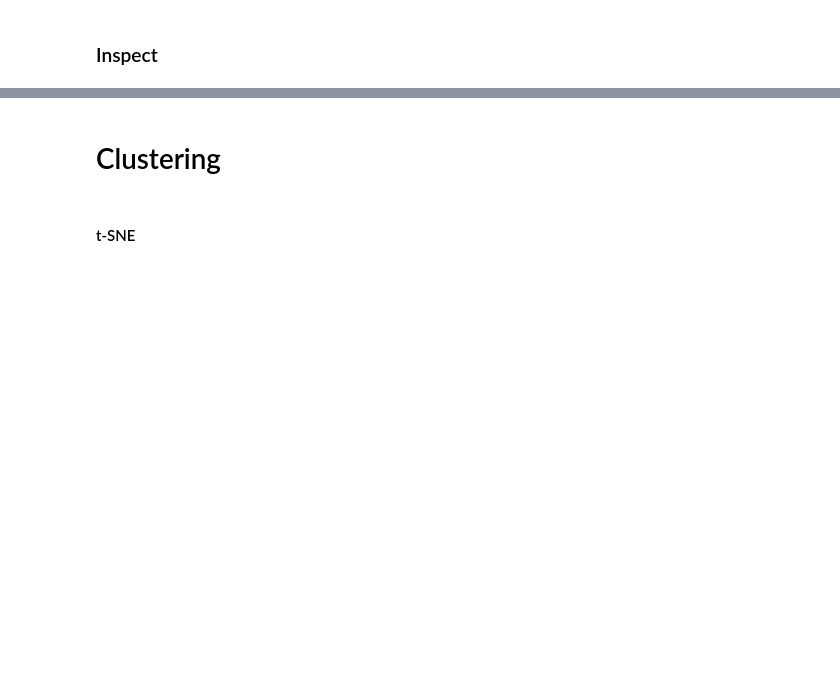
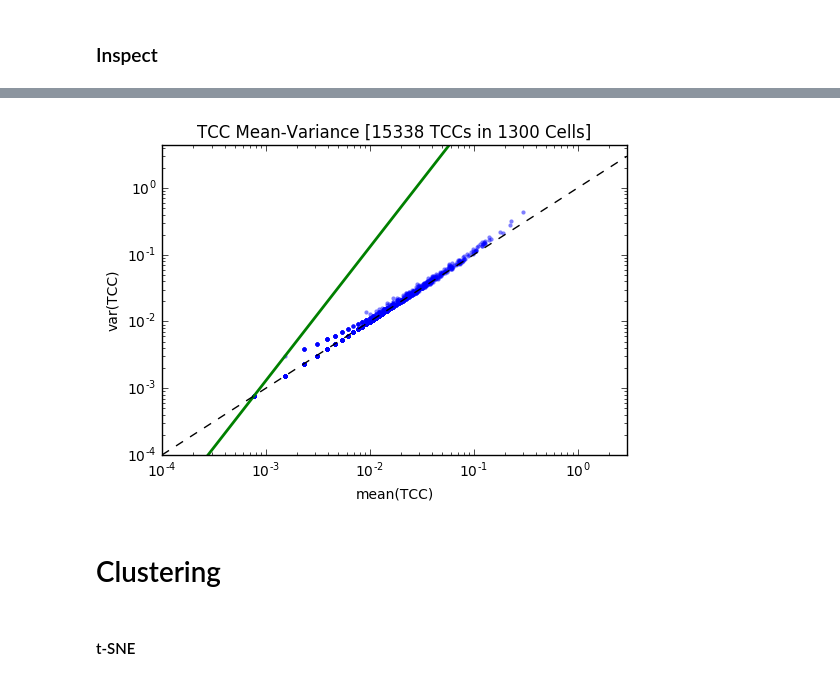
Before and after one commit to pachterlab/scRNA-Seq-TCC-prep, a Jupyter notebook: example_dataset/10xResults_hgmm_small.ipynb, the cells around one changed output, grey strips where cells are left out. Drawn from its saved outputs; the diff is of its cells as text; code cells hidden in the pictures; blank space fills up the shorter version.

```diff
--- a/example_dataset/10xResults_hgmm_small.ipynb
+++ b/example_dataset/10xResults_hgmm_small.ipynb
@@ -119,3 +116,33 @@ plt.show()
+# %%
+## TCC MEAN-VARIANCE
+def meanvar_plot(TCC_,alph=0.05):
+
+    TCC_var=np.var(TCC_.todense(),axis=0)
+    TCC_mean=np.mean(TCC_.todense(),axis=0)
+    TCC_mean=np.array(TCC_mean)[0]
+    TCC_var=np.array(TCC_var)[0]
+
+    fig = plt.figure()
+    N=TCC_.sum()
+    C=TCC_.shape[0]
+    ax = plt.gca()
+
+    ax.plot(TCC_mean ,TCC_var,'.', c='blue', alpha=alph, markeredgecolor='none')
+
+    xlims=[0.0001,10*TCC_mean.max()]
+    ax.set_xlim(xlims)
+    ax.set_ylim([0.0001,10*TCC_var.max()])
+    ax.set_yscale('log')
+    ax.set_xscale('log')
+    ax.plot(xlims, [(C-1)*(xlims[0])**2, (C-1)*(xlims[1])**2], color='g', linestyle='-', linewidth=2)
+    ax.plot(xlims, [(xlims[0]), (xlims[1])], color='k', linestyle='--', linewidth=1)
+    ax.set_title("TCC Mean-Variance ["+str(TCC_.shape[1])+" TCCs in "+str(C)+" Cells]")
+    ax.set_xlabel("mean(TCC)")
+    ax.set_ylabel("var(TCC)")
+# %%
+meanvar_plot(TCC,alph=0.5)
+# %% [output]
+[figure, added]
 # %% [markdown]
 # Clustering
 # %%
```
Also changed, not shown: parts of 9 cells of this notebook, 8 other files.
